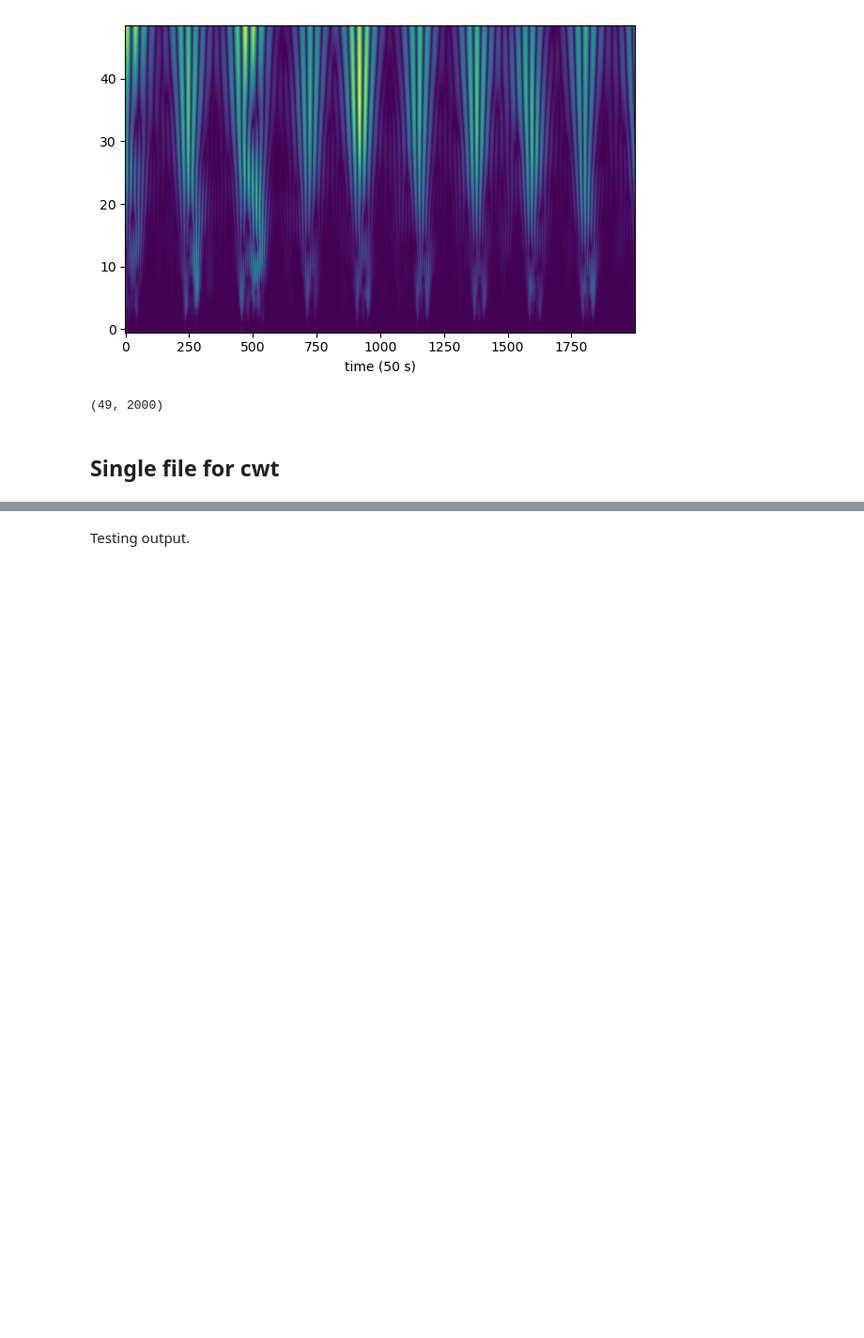
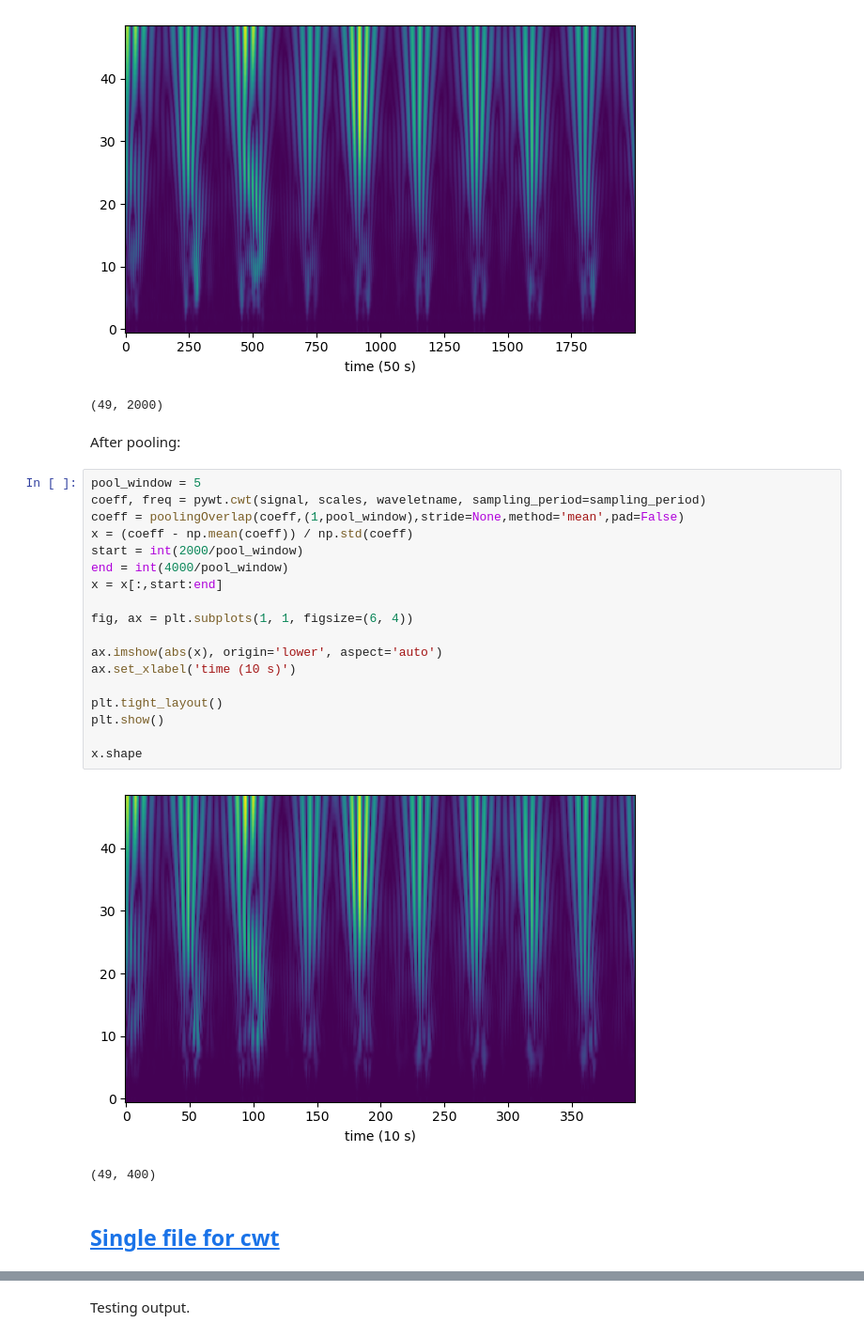
Before and after one commit to epplugins/hms, a Jupyter notebook: feateng/05_wavelets.ipynb, the cells around one changed output, grey strips where cells are left out. Shown at 94% size. Saved outputs shown, nothing was run; the diff lists cells and outputs as text; blank space fills up the shorter version.

Commit message:
pooling

```diff
--- a/feateng/05_wavelets.ipynb
+++ b/feateng/05_wavelets.ipynb
@@ -267,6 +268,29 @@ print(coeff.shape)
 # %% [output]
 [figure]
 (49, 2000)
+# %% [markdown]
+After pooling:
+# %%
+pool_window = 5
+coeff, freq = pywt.cwt(signal, scales, waveletname, sampling_period=sampling_period)
+coeff = poolingOverlap(coeff,(1,pool_window),stride=None,method='mean',pad=False)
+x = (coeff - np.mean(coeff)) / np.std(coeff)
+start = int(2000/pool_window)
+end = int(4000/pool_window)
+x = x[:,start:end]
+
+fig, ax = plt.subplots(1, 1, figsize=(6, 4))
+
+ax.imshow(abs(x), origin='lower', aspect='auto')
+ax.set_xlabel('time (10 s)')
+
+plt.tight_layout()
+plt.show()
+
+x.shape
+# %% [output]
+[figure, added]
+(49, 400)
 # %% [markdown]
-## Single file for cwt
+## <a id='toc3_'></a>[Single file for cwt](#toc0_)
 # %%
```
Also changed, not shown: parts of 16 cells of this notebook, 1 other file.
